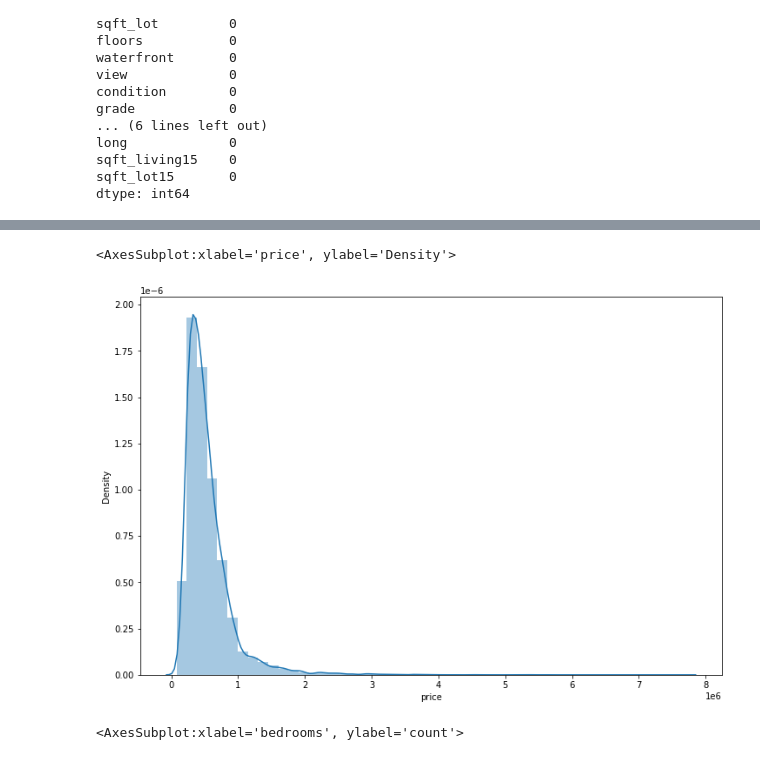
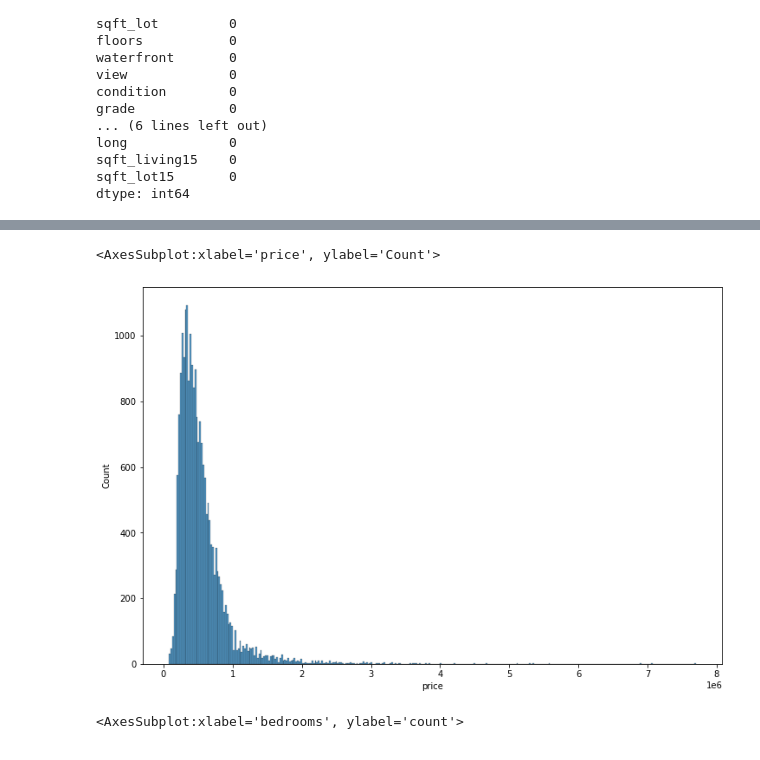
Before and after one commit to xkrystiandutka/DataScience, a Jupyter notebook: NeuralNetworks&DeepLearning/KerasRegression.ipynb, the cells around one changed output, grey strips where cells are left out. Saved outputs shown, nothing was run; the diff lists cells and outputs as text; code cells hidden in the pictures.

```diff
--- a/NeuralNetworks&DeepLearning/KerasRegression.ipynb
+++ b/NeuralNetworks&DeepLearning/KerasRegression.ipynb
@@ -51,10 +51,10 @@ df.describe().transpose()
 | sqft_lot15 | 21597.0 | 1.275828e+04 | 2.727444e+04 | 6.510000e+02 | 5.100000e+03 | 7.620000e+03 | 1.008300e+04 | 8.712000e+05 |
 # %%
 plt.figure(figsize=(12,8))
-sns.distplot(df['price'])
+sns.histplot(df['price'])
 # %% [output]
-<AxesSubplot:xlabel='price', ylabel='Density'>
+<AxesSubplot:xlabel='price', ylabel='Count'>
-[figure, old version]
+[figure, new version]
 # %%
 sns.countplot(df['bedrooms'])
 # %% [output]
```
Also changed, not shown: parts of 16 cells of this notebook.
